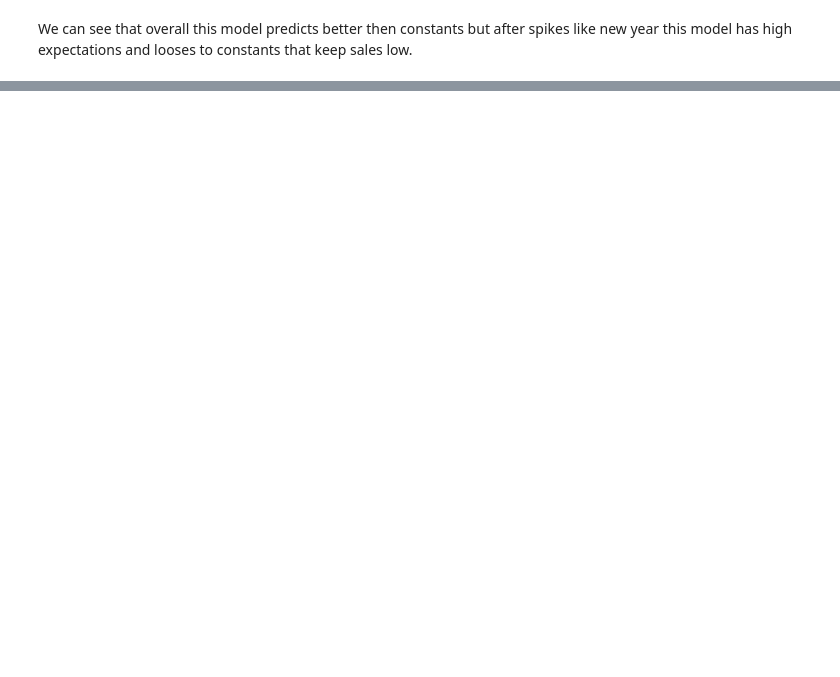
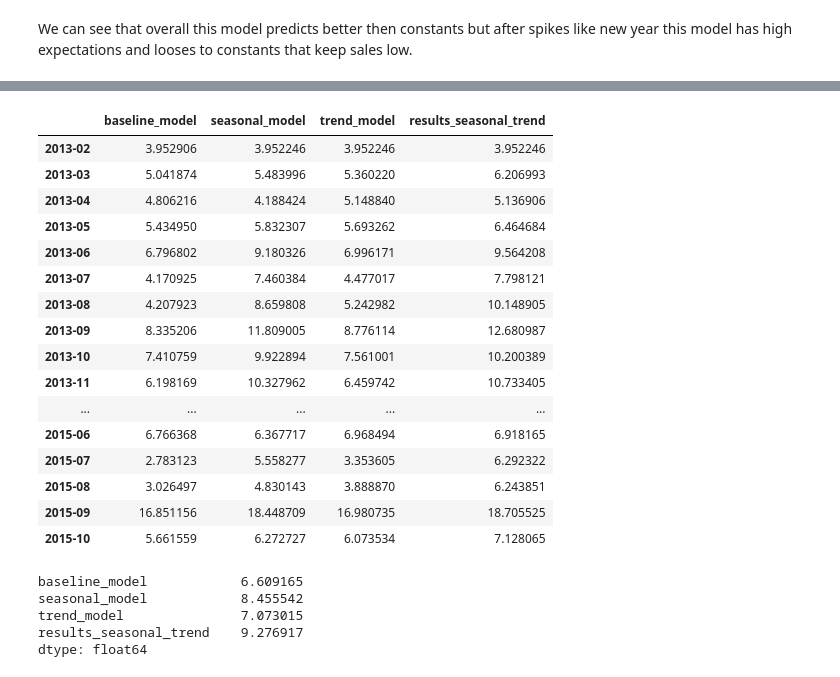
Before and after one commit to serega-maslo/Predict-Future-Sales, a Jupyter notebook: notebooks/baseline_model_evaluation.ipynb, the cells around one changed output, grey strips where cells are left out. Cells and saved outputs as stored; diff of their text form; code cells hidden in the pictures; blank space fills up the shorter version.

```diff
--- a/notebooks/baseline_model_evaluation.ipynb
+++ b/notebooks/baseline_model_evaluation.ipynb
@@ -108,0 +118,34 @@ We can see that overall this model predicts better then constants but after spik
+# %%
+results_trend = validation_chema(final_df, TrendModel, root_mean_squared_error)
+# %%
+results_seosonal_trend  = validation_chema(final_df, SeasonalTrendModel, root_mean_squared_error)
+# %%
+compare_df = pd.DataFrame({'baseline_model': results, 'seasonal_model': results_seasonal, 'trend_model': results_trend, 'results_seasonal_trend': results_seosonal_trend})
+compare_df.index = pd.date_range('2013-02-01', periods=len(compare_df), freq='MS').strftime('%Y-%m')
+compare_df
+# %% [output]
+|  | baseline_model | seasonal_model | trend_model | results_seasonal_trend |
+| 2013-02 | 3.952906 | 3.952246 | 3.952246 | 3.952246 |
+| 2013-03 | 5.041874 | 5.483996 | 5.360220 | 6.206993 |
+| 2013-04 | 4.806216 | 4.188424 | 5.148840 | 5.136906 |
+| 2013-05 | 5.434950 | 5.832307 | 5.693262 | 6.464684 |
+| 2013-06 | 6.796802 | 9.180326 | 6.996171 | 9.564208 |
+| 2013-07 | 4.170925 | 7.460384 | 4.477017 | 7.798121 |
+| 2013-08 | 4.207923 | 8.659808 | 5.242982 | 10.148905 |
+| 2013-09 | 8.335206 | 11.809005 | 8.776114 | 12.680987 |
+| 2013-10 | 7.410759 | 9.922894 | 7.561001 | 10.200389 |
+| 2013-11 | 6.198169 | 10.327962 | 6.459742 | 10.733405 |
+| ... | ... | ... | ... | ... |
+| 2015-06 | 6.766368 | 6.367717 | 6.968494 | 6.918165 |
+| 2015-07 | 2.783123 | 5.558277 | 3.353605 | 6.292322 |
+| 2015-08 | 3.026497 | 4.830143 | 3.888870 | 6.243851 |
+| 2015-09 | 16.851156 | 18.448709 | 16.980735 | 18.705525 |
+| 2015-10 | 5.661559 | 6.272727 | 6.073534 | 7.128065 |
+# %%
+compare_df.mean()
+# %% [output]
+baseline_model            6.609165
+seasonal_model            8.455542
+trend_model               7.073015
+results_seasonal_trend    9.276917
+dtype: float64
```
Also changed, not shown: parts of 8 cells of this notebook, 2 other files.
